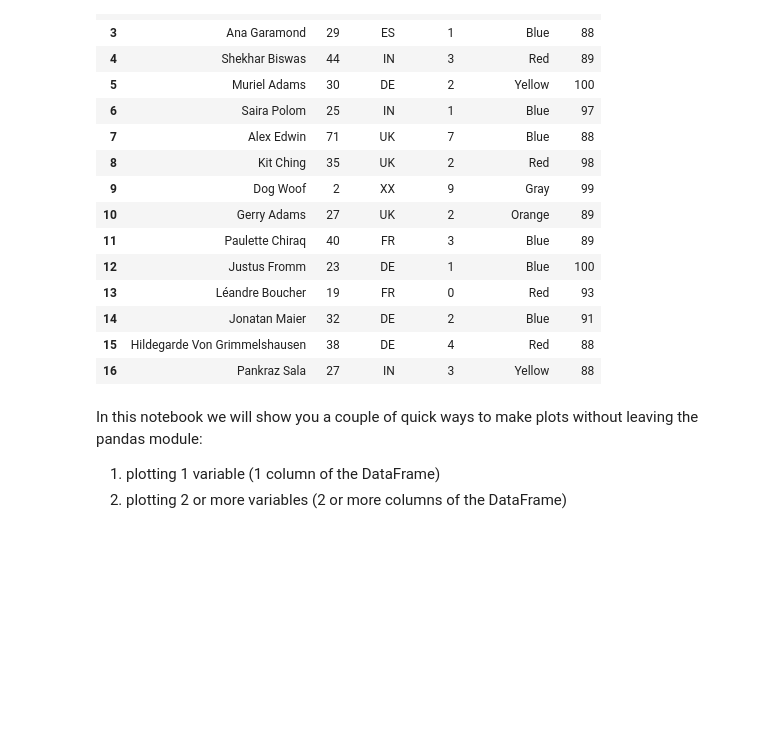
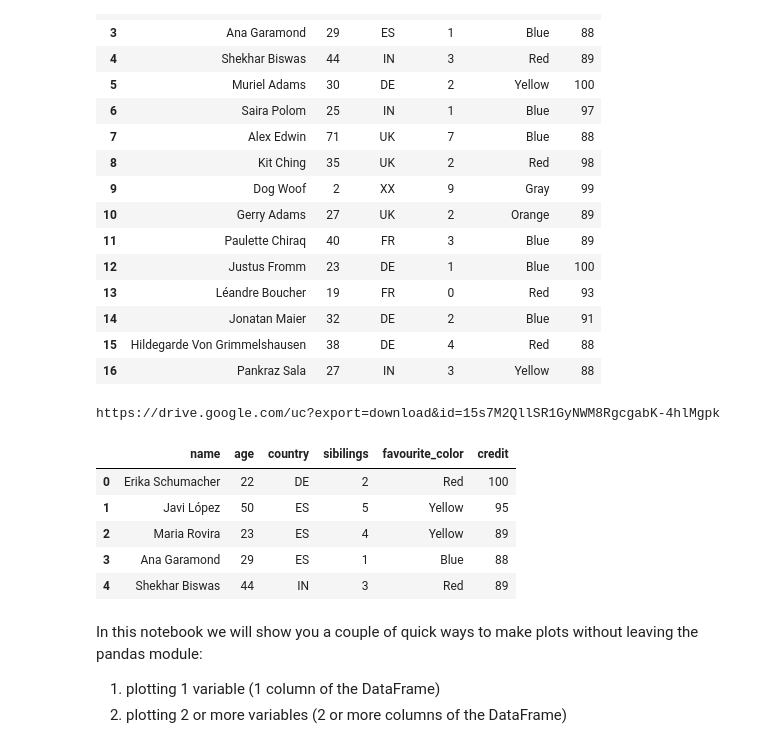
Before and after one commit to PhoenixCC0722/JoinTheGame_Magist, a Jupyter notebook: 12_pandas_plot.ipynb, the cells around one changed output. Drawn from its saved outputs; the diff is of its cells as text; code cells hidden in the pictures; blank space fills up the shorter version.

```diff
--- a/12_pandas_plot.ipynb
+++ b/12_pandas_plot.ipynb
@@ -34,6 +34,20 @@ people
 | 14 | Jonatan Maier | 32 | DE | 2 | Blue | 91 |
 | 15 | Hildegarde Von Grimmelshausen | 38 | DE | 4 | Red | 88 |
 | 16 | Pankraz Sala | 27 | IN | 3 | Yellow | 88 |
+# %%
+import pandas as pd
+full_path = 'https://drive.google.com/uc?export=download&id=' + '15s7M2QllSR1GyNWM8RgcgabK-4hlMgpk'
+people = pd.read_csv(full_path)
+print(full_path)
+people.head()
+# %% [output]
+https://drive.google.com/uc?export=download&id=15s7M2QllSR1GyNWM8RgcgabK-4hlMgpk
+|  | name | age | country | sibilings | favourite_color | credit |
+| 0 | Erika Schumacher | 22 | DE | 2 | Red | 100 |
+| 1 | Javi López | 50 | ES | 5 | Yellow | 95 |
+| 2 | Maria Rovira | 23 | ES | 4 | Yellow | 89 |
+| 3 | Ana Garamond | 29 | ES | 1 | Blue | 88 |
+| 4 | Shekhar Biswas | 44 | IN | 3 | Red | 89 |
 # %% [markdown]
 In this notebook we will show you a couple of quick ways to make plots without leaving the pandas module:
 1. plotting 1 variable (1 column of the DataFrame)
```
